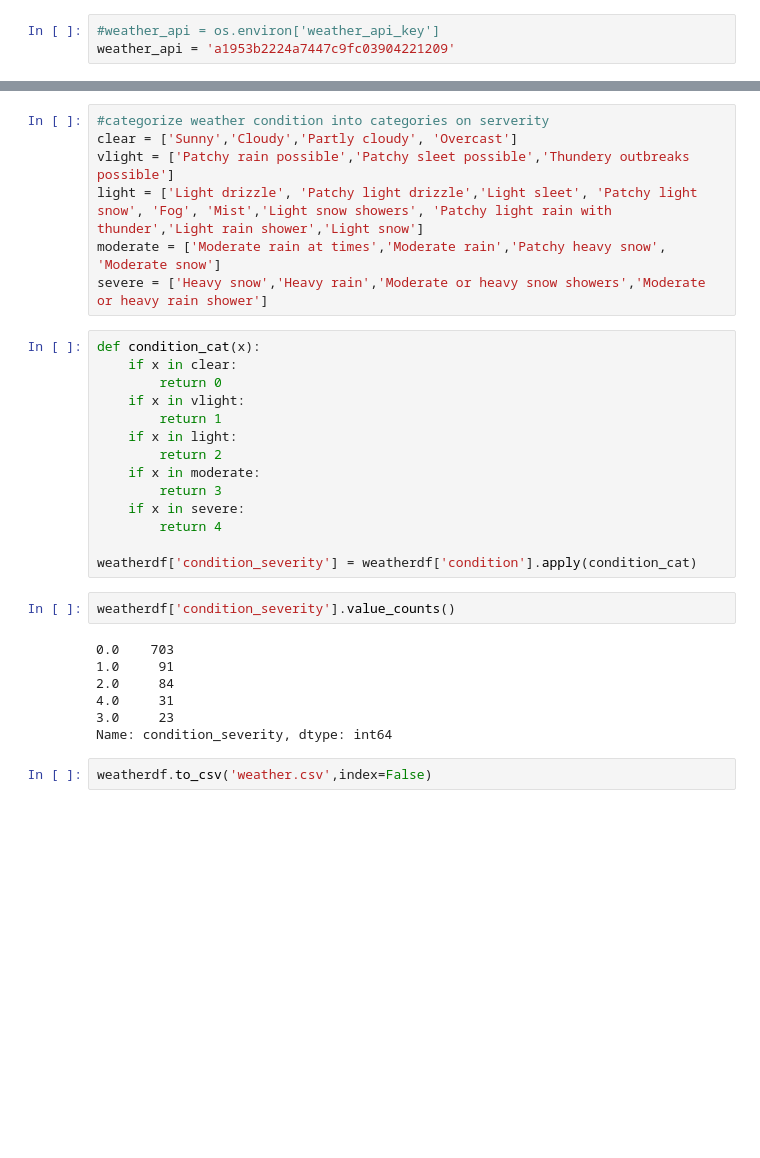
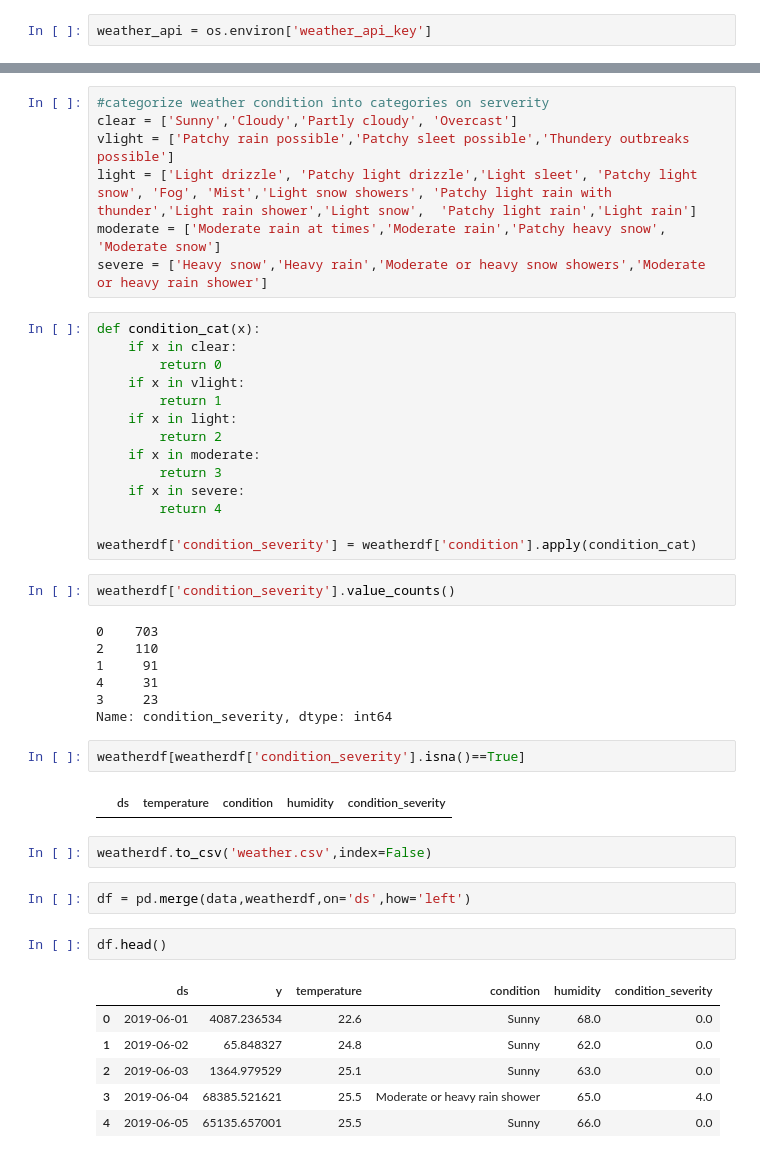
Before and after one commit to alexwesch/lighthouse_final_project, a Jupyter notebook: weather_data.ipynb, the cells around one changed output, grey strips where cells are left out. Drawn from its saved outputs; the diff is of its cells as text; blank space fills up the shorter version.

```diff
--- a/weather_data.ipynb
+++ b/weather_data.ipynb
@@ -5,8 +5,7 @@ import pandas as pd
 import numpy as np
 from datetime import timedelta, date
 # %%
-#weather_api = os.environ['weather_api_key']
-weather_api = 'a1953b2224a7447c9fc03904221209'
+weather_api = os.environ['weather_api_key']
 # %%
 data=pd.read_csv('prophetdf.csv')
 data.head()
@@ -46,7 +45,7 @@ array(['Sunny', 'Moderate or heavy rain shower',
 #categorize weather condition into categories on serverity
 clear = ['Sunny','Cloudy','Partly cloudy', 'Overcast']
 vlight = ['Patchy rain possible','Patchy sleet possible','Thundery outbreaks possible']
-light = ['Light drizzle', 'Patchy light drizzle','Light sleet', 'Patchy light snow', 'Fog', 'Mist','Light snow showers', 'Patchy light rain with thunder','Light rain shower','Light snow']
+light = ['Light drizzle', 'Patchy light drizzle','Light sleet', 'Patchy light snow', 'Fog', 'Mist','Light snow showers', 'Patchy light rain with thunder','Light rain shower','Light snow',	'Patchy light rain','Light rain']
 moderate = ['Moderate rain at times','Moderate rain','Patchy heavy snow', 'Moderate snow']
 severe = ['Heavy snow','Heavy rain','Moderate or heavy snow showers','Moderate or heavy rain shower']
 # %%
@@ -66,11 +65,26 @@ weatherdf['condition_severity'] = weatherdf['condition'].apply(condition_cat)
 # %%
 weatherdf['condition_severity'].value_counts()
 # %% [output]
-0.0    703
-1.0     91
-2.0     84
-4.0     31
-3.0     23
+0    703
+2    110
+1     91
+4     31
+3     23
 Name: condition_severity, dtype: int64
+# %%
+weatherdf[weatherdf['condition_severity'].isna()==True]
+# %% [output]
+|  | ds | temperature | condition | humidity | condition_severity |
 # %%
 weatherdf.to_csv('weather.csv',index=False)
+# %%
+df = pd.merge(data,weatherdf,on='ds',how='left')
+# %%
+df.head()
+# %% [output]
+|  | ds | y | temperature | condition | humidity | condition_severity |
+| 0 | 2019-06-01 | 4087.236534 | 22.6 | Sunny | 68.0 | 0.0 |
+| 1 | 2019-06-02 | 65.848327 | 24.8 | Sunny | 62.0 | 0.0 |
+| 2 | 2019-06-03 | 1364.979529 | 25.1 | Sunny | 63.0 | 0.0 |
+| 3 | 2019-06-04 | 68385.521621 | 25.5 | Moderate or heavy rain shower | 65.0 | 4.0 |
+| 4 | 2019-06-05 | 65135.657001 | 25.5 | Sunny | 66.0 | 0.0 |
```
Also changed, not shown: 2 other files.
